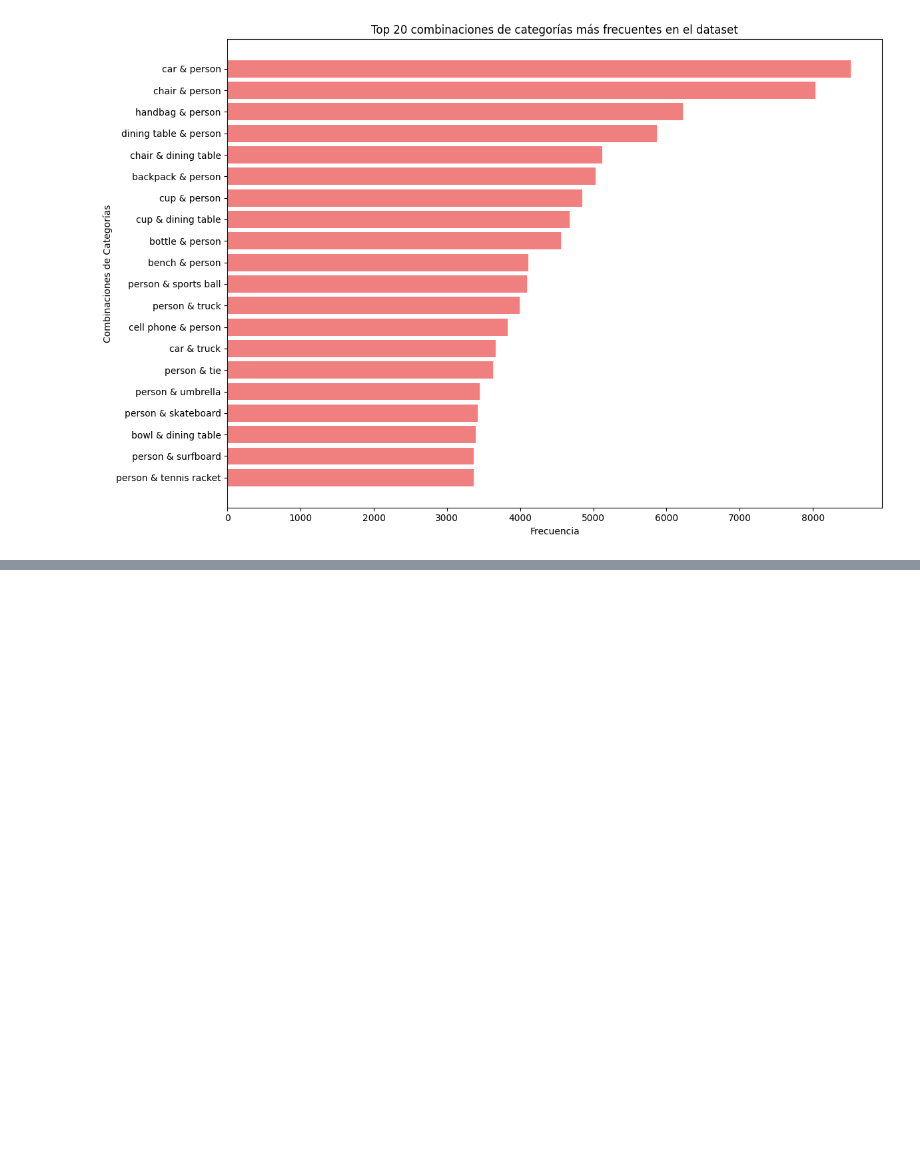
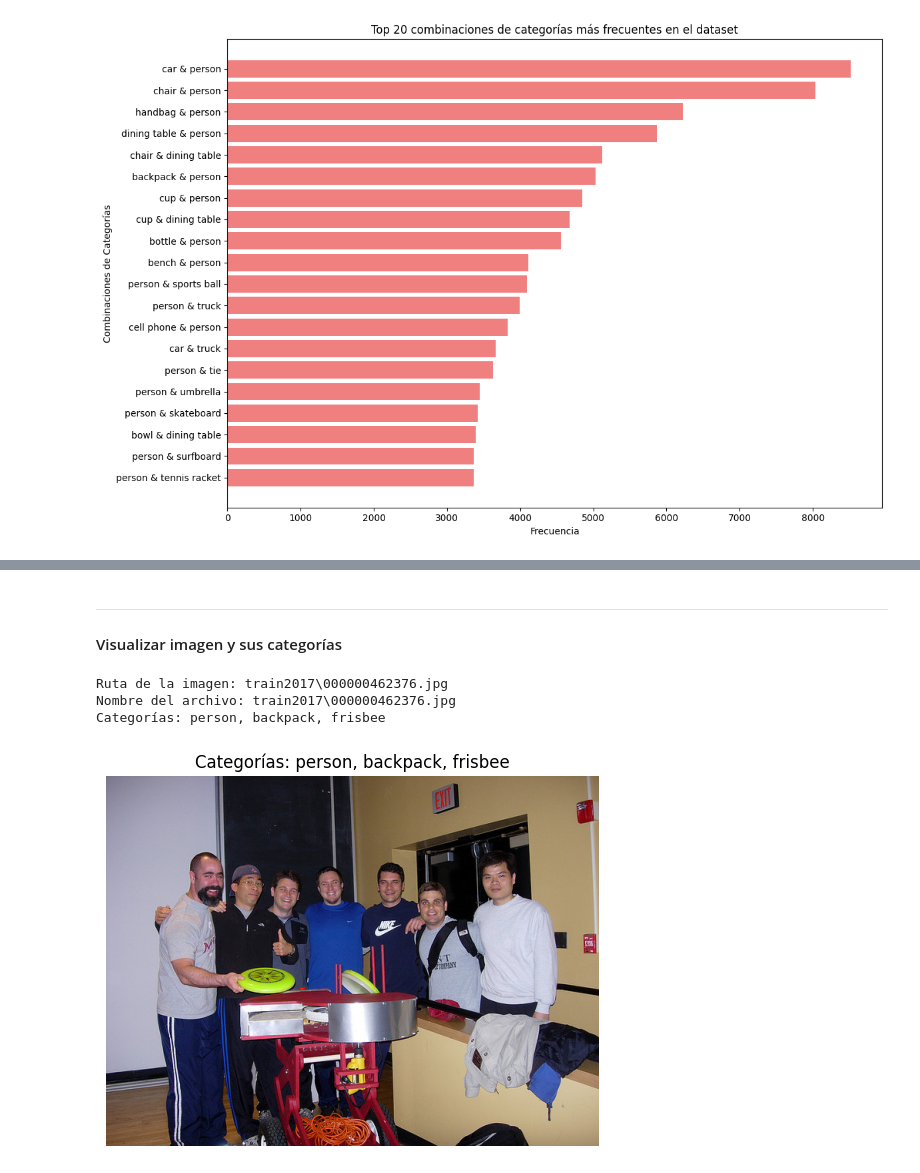
Before and after one commit to Jonnathan23/ia-clasificacion-imagenes, a Jupyter notebook: funcion_imagenes.ipynb, the cells around one changed output, grey strips where cells are left out. Saved outputs shown, nothing was run; the diff lists cells and outputs as text; code cells hidden in the pictures; blank space fills up the shorter version.

```diff
--- a/funcion_imagenes.ipynb
+++ b/funcion_imagenes.ipynb
@@ -242,0 +270,9 @@ plt.show()
+# %%
+# Crear un diccionario para las categorías de cada imagen
+image_categories = {}
+for ann in annotations:
+    image_id = ann["image_id"]
+    category_id = ann["category_id"]
+    if image_id not in image_categories:
+        image_categories[image_id] = []
+    image_categories[image_id].append(category_id)
@@ -242,0 +296,11 @@ plt.show()
+# %%
+# Convertir en un DataFrame
+df = pd.DataFrame(image_data)
+
+# Añadir nombres de categorías como columnas para claridad
+category_names = [categories[cat_id] for cat_id in categories.keys()]
+df_labels = pd.DataFrame(df["labels"].tolist(), columns=category_names)
+df = pd.concat([df.drop("labels", axis=1), df_labels], axis=1)
+
+# Guardar el DataFrame estructurado en un archivo CSV para análisis rápido
+df.to_csv("processed_image_data.csv", index=False)
@@ -242,0 +337,40 @@ plt.show()
+# %% [markdown]
+<hr>
+<h4>Visualizar imagen y sus categorías</h4>
+# %%
+import matplotlib.pyplot as plt
+from PIL import Image
+import os
+import numpy as np
+
+# Seleccionar una imagen al azar del conjunto de entrenamiento
+random_index = np.random.randint(0, len(X_train))
+file_name = X_train[random_index]
+labels = y_train[random_index]
+
+# Verificar si la ruta es correcta
+print(f"Ruta de la imagen: {file_name}")
+
+# Visualizar la imagen y sus categorías
+try:
+    img = Image.open(file_name)  # Usamos solo el nombre del archivo si ya contiene la ruta correcta
+    # Categorías activas (1s en el vector binario)
+    active_categories = [category_names[i] for i, value in enumerate(labels) if value == 1]
+
+    # Mostrar información
+    print(f"Nombre del archivo: {file_name}")
+    print(f"Categorías: {', '.join(active_categories)}")
+
+    # Mostrar la imagen
+    plt.imshow(img)
+    plt.axis("off")
+    plt.title(f"Categorías: {', '.join(active_categories)}")
+    plt.show()
+
+except FileNotFoundError as e:
+    print(f"Error al abrir la imagen: {e}")
+# %% [output]
+Ruta de la imagen: train2017\000000462376.jpg
+Nombre del archivo: train2017\000000462376.jpg
+Categorías: person, backpack, frisbee
+[figure, added]
```
Also changed, not shown: parts of 16 cells of this notebook, 1 other file.
